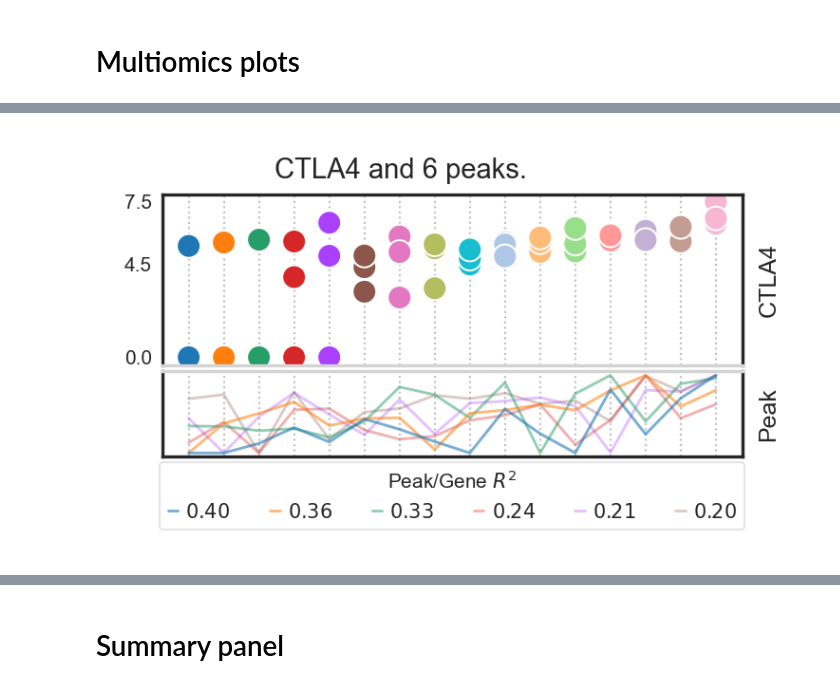
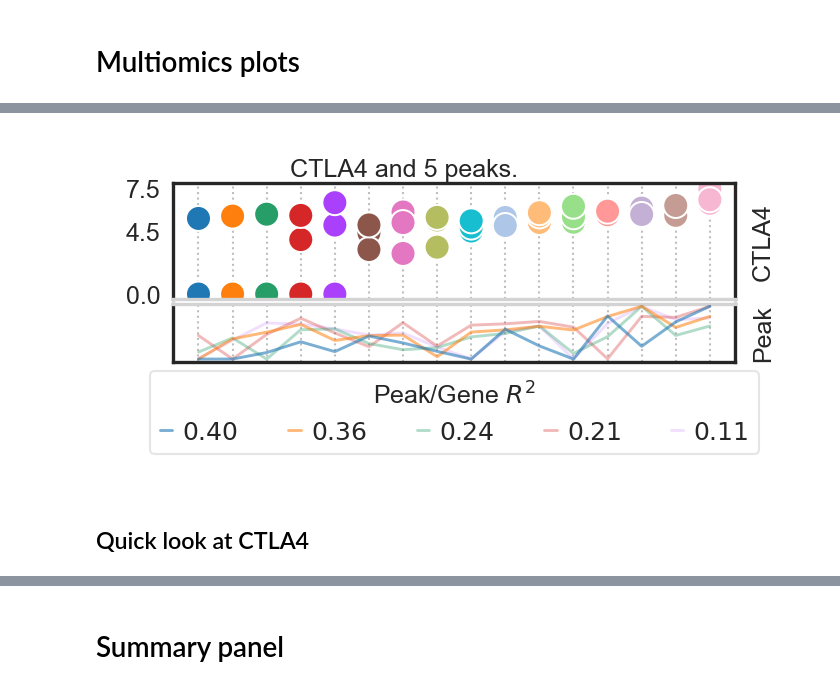
Before and after one commit to MartyWeissman/ClonalOmics, a Jupyter notebook: Figure 3/Figure 3, P9855 ATAC and RNA.ipynb, the cells around one changed output, grey strips where cells are left out. Drawn from its saved outputs; the diff is of its cells as text; code cells hidden in the pictures.

```diff
--- a/Figure 3/Figure 3, P9855 ATAC and RNA.ipynb
+++ b/Figure 3/Figure 3, P9855 ATAC and RNA.ipynb
@@ -883,7 +944,8 @@ plot_df = (plot_df - plot_df.mean()) / plot_df.std()
 var_peaks = plot_df.idxmax().sort_values().index
 plot_df = plot_df[var_peaks]
 
-fig,ax = plt.subplots(1,1,figsize=(2.5,3), dpi=300)
+figsize=(60*mm, 90*mm)
+fig,ax = plt.subplots(1,1,figsize=figsize, dpi=300)
 setfontsize()
 
 sns.heatmap(plot_df, vmin=-2.5, vmax=2.5, cmap='coolwarm',
@@ -909,7 +971,7 @@ rc('text', usetex=True)
 
 ax.text(-0.1,0,r'\underline{Clone}', va='bottom', ha='right', fontsize=6)
 plt.suptitle('{} clonal peaks, {} samples'.format(len(var_peaks), len(plot_df)), y=0.95)
-set_size(fig, (2.5, 3))
+set_size(fig, figsize)
 plt.savefig("Panels/PeakHeatmap.pdf", bbox_inches='tight')
 
 plt.show()
@@ -1178,7 +1241,7 @@ def peak_corrmatrix(peaklist):
     pc_df = peak_clonal[peaklist]
     return pc_df.corr()
 # %%
-def PCR_analysis(gene, peaklist=None, window=50000, theta = 0.05):
+def PCR_analysis(gene, peaklist=None, window=50000, theta = 0.05, verbose=False):
     if not peaklist:
         peaklist = peaks_near(gene, window=window)
     else:
@@ -1218,8 +1281,9 @@ def PCR_analysis(gene, peaklist=None, window=50000, theta = 0.05):
     eig_cols = ['Eigenpeak {}'.format(str(j)) for j in range(len(sel_peaks))]
     out_df[eig_cols] = evecs
     eigenpeaks.columns = eig_cols
-    #display(eigenpeaks)
-    #display(eigenpeaks.corr())
+    if verbose:
+        display(eigenpeaks)
+        display(eigenpeaks.corr())
     out_df.loc['{}_R'.format(gene), peaklist] = corr_with_gene
     out_df.loc['{}_Rsq'.format(gene), peaklist] = corr_with_gene**2
 
@@ -1440,12 +1524,13 @@ for gene in PCR_ans.keys():
 # %%
 sns.set_style('white')
-fig, ax = plt.subplots(figsize=(2.5,1.5), dpi=300)
+figsize=(65*mm, 40*mm)
+fig, ax = plt.subplots(figsize=figsize, dpi=300)
 setfontsize()
 
 bins=np.arange(0,75,1)
-sns.histplot(PCR_summary.num_peaks, bins=bins, ax=ax, alpha=0.3, label='All peaks')
-sns.histplot(PCR_summary.num_sigpeaks, bins=bins, ax=ax, color='orange', label='Peaks correlated ($R^2 > 0.2$) to gene')
-sns.histplot(PCR_summary.num_eig, bins=bins, ax=ax, color='darkgreen', label='Eigenpeaks correlated ($R^2 > 0.2$) to gene')
+sns.histplot(PCR_summary.loc[plot_genes,'num_peaks'], bins=bins, ax=ax, alpha=0.3, label='All peaks')
+sns.histplot(PCR_summary.loc[plot_genes,'num_sigpeaks'], bins=bins, ax=ax, color='orange', label='Peaks correlated ($R^2 > 0.2$) to gene')
+sns.histplot(PCR_summary.loc[plot_genes,'num_eig'], bins=bins, ax=ax, color='darkgreen', label='Eigenpeaks correlated ($R^2 > 0.2$) to gene')
 ax.legend()
 plt.yscale('log')
 plt.xscale('symlog',linthresh=20.0)
@@ -1457,9 +1542,9 @@ ax.set_yticklabels(['1','10','100','1,000','10,000'], x=0.03)
 ax.set_xlim(0,80)
 ax.set_xlabel('Number of peaks within 50kb of gene')
 ax.set_ylabel('Count', labelpad=-5)
-plt.suptitle('Peaks within 50kb of {} genes'.format(len(PCR_summary)))
+plt.suptitle('Peaks within 50kb of {} genes'.format(len(PCR_summary.loc[plot_genes])))
 
-set_size(fig, (2.5, 1.5))
+set_size(fig, figsize)
 plt.savefig("Panels/PCR_Peaks.pdf", bbox_inches='tight')
 plt.show()
 # %% [output]
@@ -1521,7 +1606,8 @@ def pgplot(gene, protein = None, cutoff=0.2, window=50000):
         num_rows = 2
         hr=[2,1]
 
-    fig, ax = plt.subplots(num_rows,1,figsize=(2.5,0.75*num_rows), dpi=300, sharex=True,
+    figsize=(60*mm,15*mm*num_rows)
+    fig, ax = plt.subplots(num_rows,1,figsize=figsize, dpi=300, sharex=True,
                            gridspec_kw = {'hspace':0.05, 'height_ratios':hr})
 
     plt.rcParams['text.usetex'] = False
@@ -1616,7 +1702,7 @@ def pgplot(gene, protein = None, cutoff=0.2, window=50000):
     lgnd.get_frame().set_linewidth(0.5)
 
     # Save and show figure.
-    set_size(fig, (2.5, 1.5))
+    set_size(fig, figsize)
     plt.savefig("Panels/MultiPlots/{}_multi.pdf".format(gene), bbox_inches='tight')
     plt.show()
 # %%
@@ -1630,4 +1716,6 @@ pgplot('GNLY')
 # %%
-pgplot('CTLA4', window=100000)
+pgplot('CTLA4', window=50000, cutoff=0.05)
 # %% [output]
-[figure, old version]
+[figure, new version]
+# %% [markdown]
+## Quick look at CTLA4
```
Also changed, not shown: parts of 74 cells of this notebook, 28 other files.
